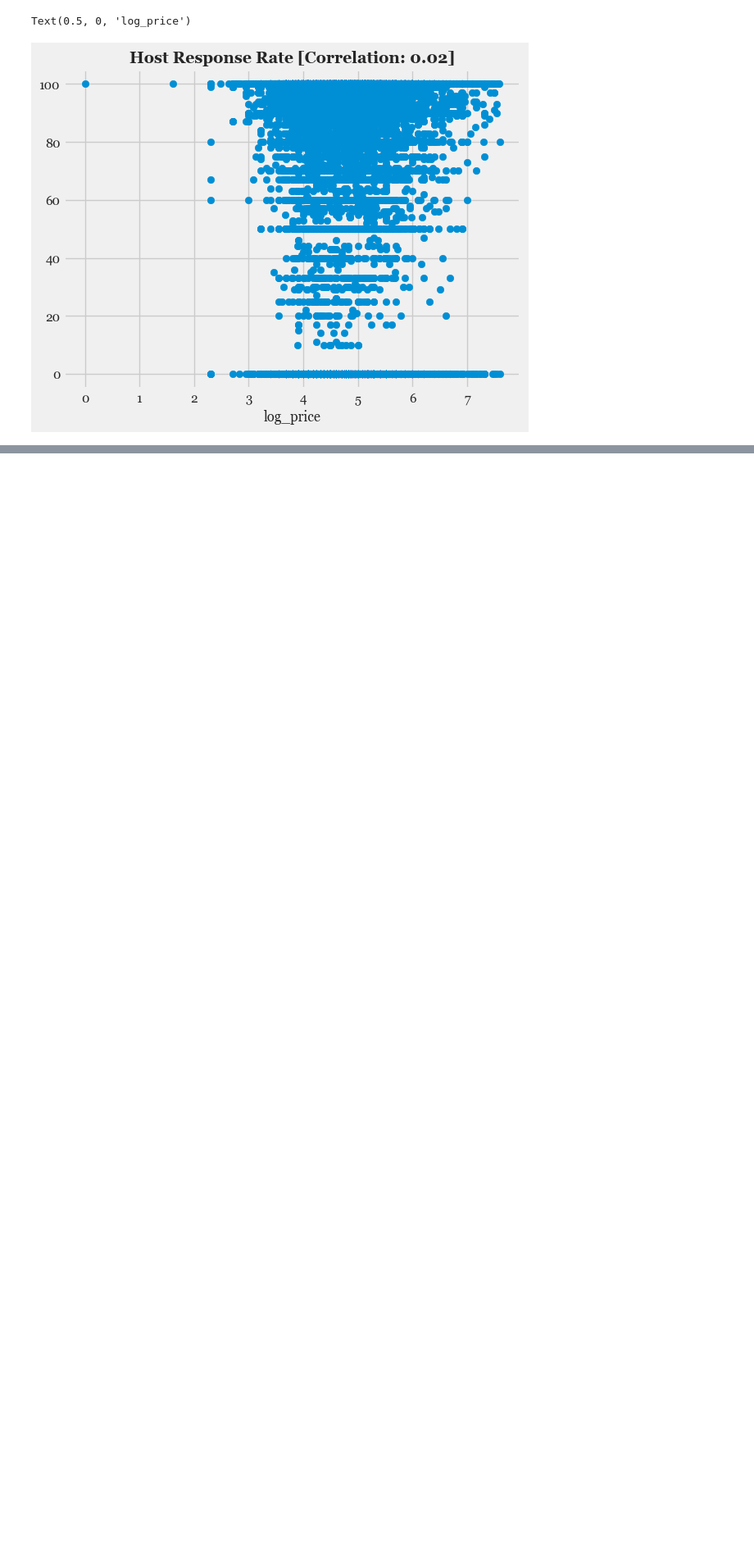
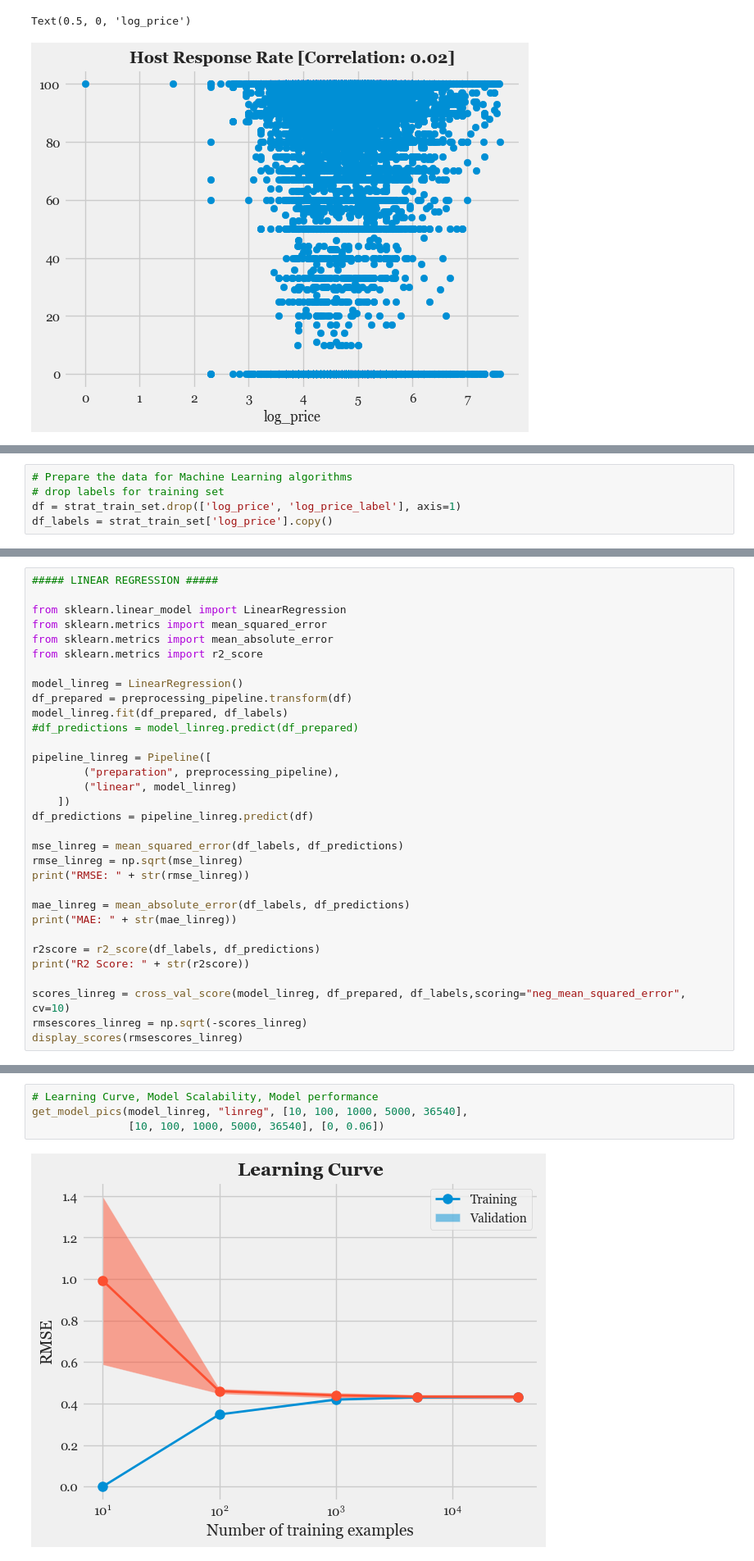
Before and after one commit to QManiac162/case-studies, a Jupyter notebook: CERINA/cerina.ipynb, the cells around one changed output, grey strips where cells are left out. Shown at 82% size. Saved outputs shown, nothing was run; the diff lists cells and outputs as text; blank space fills up the shorter version.

```diff
--- a/CERINA/cerina.ipynb
+++ b/CERINA/cerina.ipynb
@@ -752,0 +1200,5 @@ Text(0.5, 0, 'log_price')
+# %%
+# Prepare the data for Machine Learning algorithms
+# drop labels for training set
+df = strat_train_set.drop(['log_price', 'log_price_label'], axis=1)
+df_labels = strat_train_set['log_price'].copy()
@@ -752,0 +1326,32 @@ Text(0.5, 0, 'log_price')
+# %%
+##### LINEAR REGRESSION #####
+
+from sklearn.linear_model import LinearRegression
+from sklearn.metrics import mean_squared_error
+from sklearn.metrics import mean_absolute_error
+from sklearn.metrics import r2_score
+
+model_linreg = LinearRegression()
+df_prepared = preprocessing_pipeline.transform(df)
+model_linreg.fit(df_prepared, df_labels)
+#df_predictions = model_linreg.predict(df_prepared)
+
+pipeline_linreg = Pipeline([
+        ("preparation", preprocessing_pipeline),
+        ("linear", model_linreg)
+    ])
+df_predictions = pipeline_linreg.predict(df)
+
+mse_linreg = mean_squared_error(df_labels, df_predictions)
+rmse_linreg = np.sqrt(mse_linreg)
+print("RMSE: " + str(rmse_linreg))
+
+mae_linreg = mean_absolute_error(df_labels, df_predictions)
+print("MAE: " + str(mae_linreg))
+
+r2score = r2_score(df_labels, df_predictions)
+print("R2 Score: " + str(r2score))
+
+scores_linreg = cross_val_score(model_linreg, df_prepared, df_labels,scoring="neg_mean_squared_error", cv=10)
+rmsescores_linreg = np.sqrt(-scores_linreg)
+display_scores(rmsescores_linreg)
@@ -752,0 +1379,6 @@ Text(0.5, 0, 'log_price')
+# %%
+# Learning Curve, Model Scalability, Model performance
+get_model_pics(model_linreg, "linreg", [10, 100, 1000, 5000, 36540],
+               [10, 100, 1000, 5000, 36540], [0, 0.06])
+# %% [output]
+[figure, added]
```
Also changed, not shown: parts of 43 cells of this notebook, 1 other file.
